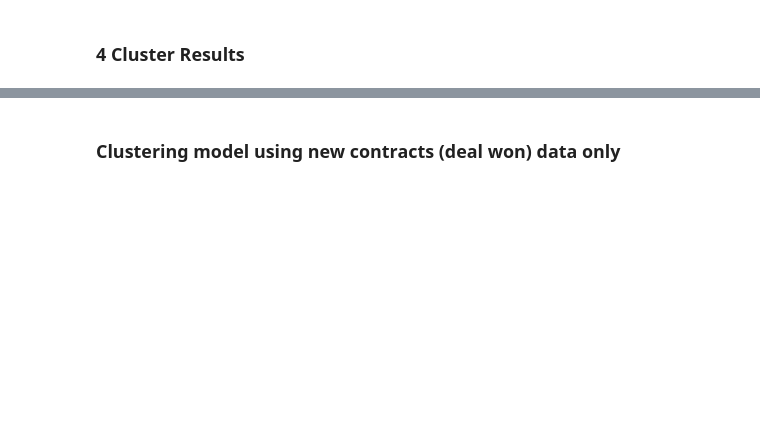
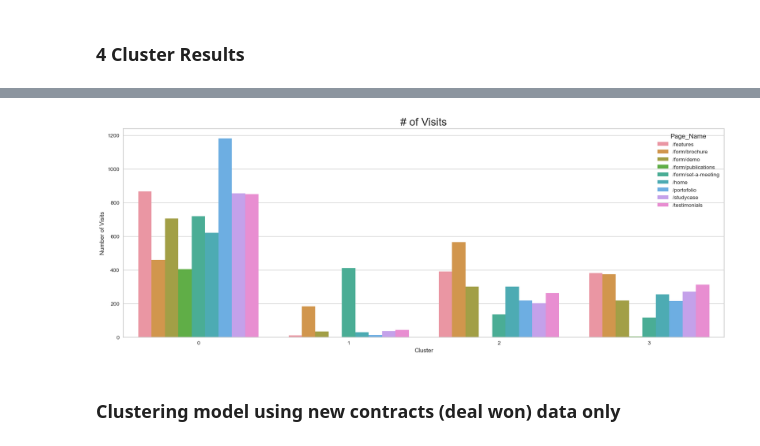
Before and after one commit to AdityaGita/da_saas_b4_labs, a Jupyter notebook: saas_analysis.ipynb, the cells around one changed output, grey strips where cells are left out. Drawn from its saved outputs; the diff is of its cells as text; code cells hidden in the pictures; blank space fills up the shorter version.

```diff
--- a/saas_analysis.ipynb
+++ b/saas_analysis.ipynb
@@ -413,11 +455,13 @@ most_visits_.head()
 # %%
 # check engagements of each pages per cluster
 plt.figure(figsize=(20,7))
-sns.barplot(x='cluster',y='ga_id',data=most_visits_, hue='Page_Name')
+sns.barplot(x='cluster',y='count_visits',data=most_visits_, hue='Page_Name')
 plt.title('# of Visits', fontsize=20)
 plt.xlabel('Cluster')
 plt.ylabel('Number of Visits')
 plt.show()
+# %% [output]
+[figure, added]
 # %% [markdown]
 ### Clustering model using new contracts (deal won) data only
 # %%
```
Also changed, not shown: parts of 16 cells of this notebook, 2 other files.
